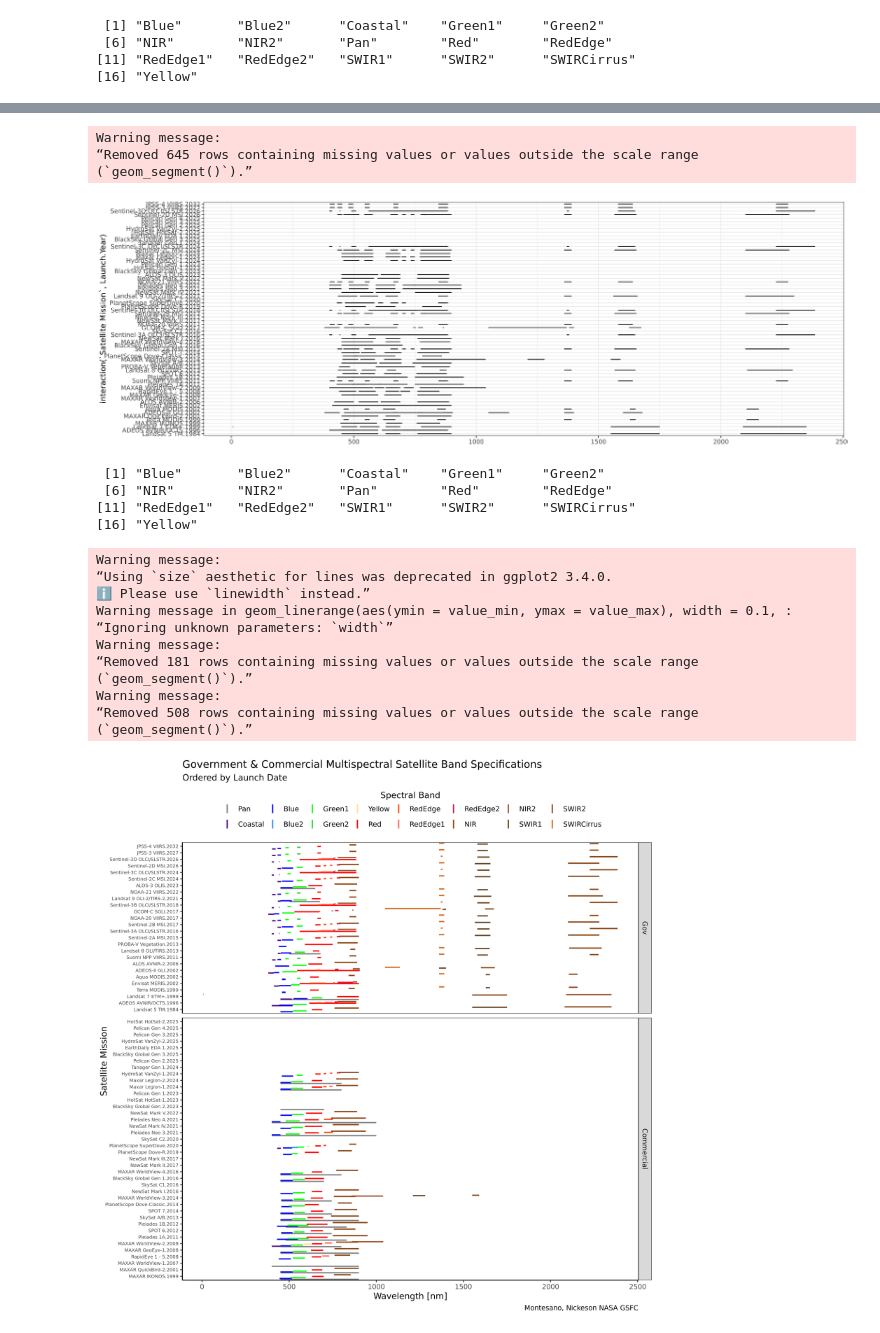
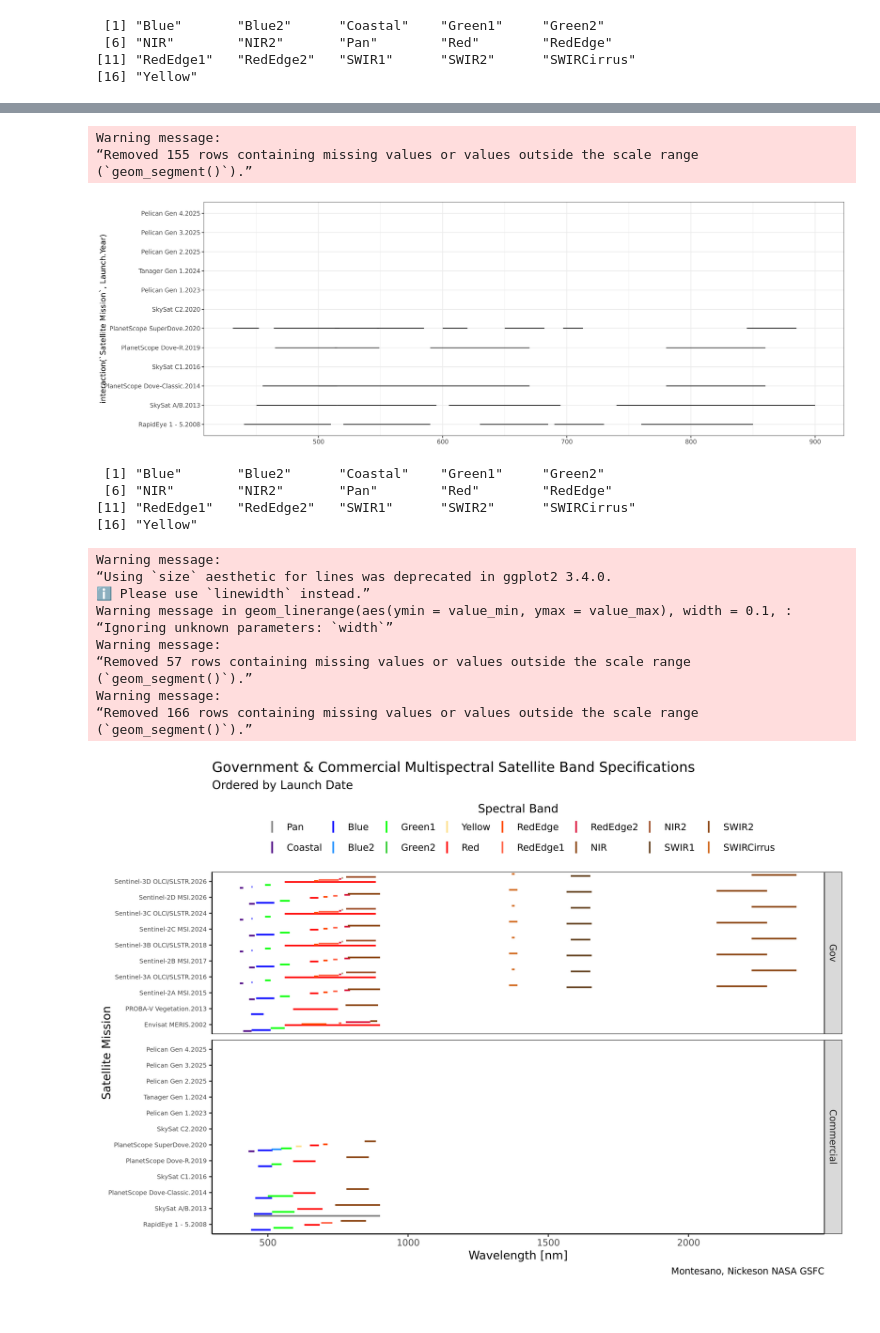
Before and after one commit to pahbs/csda_summaries, a Jupyter notebook: notebooks/csda_specs_multispec_smry.ipynb, the cells around one changed output, grey strips where cells are left out. Saved outputs shown, nothing was run; the diff lists cells and outputs as text; code cells hidden in the pictures.

```diff
--- a/notebooks/csda_specs_multispec_smry.ipynb
+++ b/notebooks/csda_specs_multispec_smry.ipynb
@@ -723,15 +755,15 @@ levels(df_m_final_clean$band)
 # %%
 options(repr.plot.width =15, repr.plot.height = 5, repr.plot.res = 300)
 
-ggplot(df_m_final_clean %>% filter(band != 'Pan')) +
+ggplot(df_m_final_clean %>% filter(band != 'Pan') %>% filter(Affiliation == 'Planet Labs')) +
     geom_linerange(aes(xmin=value_min, xmax=value_max, y=interaction(`Satellite Mission`,Launch.Year), group=`Affiliation`)) +
     #facet_wrap(~Parent.Company, scales='free_y', ncol=1) +
     theme_bw()
 # %% [output]
 Warning message:
-“Removed 645 rows containing missing values or values outside the scale range
+“Removed 155 rows containing missing values or values outside the scale range
 (`geom_segment()`).”
-[figure, old version]
+[figure, new version]
 # %%
 levels(df_m_final_clean$band)
 # %% [output]
@@ -794,11 +826,11 @@ band_colors <- c(
   'SWIRCirrus' = '#D2691E'    # Peru (cirrus detection band)
 )
 # %%
-options(repr.plot.width =10, repr.plot.height = 10, repr.plot.res = 300)
+options(repr.plot.width =10, repr.plot.height = 7, repr.plot.res = 300)
 
 #band_order <- c('Pan','Coastal','Blue','Blue2','Green1','Green2','Yellow','Red','RedEdge','RedEdge1','RedEdge2','NIR','NIR2','SWIR1','SWIR2','SWIRCirrus')
 
-df_tmp = df_m_final_clean %>%
+df_tmp = df_m_final_clean %>% filter(Affiliation == 'Planet Labs' | Affiliation == 'ESA') %>%
       mutate(Launch.Date = as.Date(Launch.Date)) %>%  # Adjust date function as needed
       arrange(Launch.Date) %>%
       mutate(`Satellite Mission` = factor(`Satellite Mission`, levels = unique(`Satellite Mission`))) %>%
@@ -841,36 +873,36 @@ p_spectral = ggplot(df_tmp
     guides(
         color = guide_legend(
           title.position = "top",
           title.hjust = 0.5,
           label.position = "right",
           ncol = 8,  # 2 columns
           nrow = 2,  # 6 rows
           byrow = FALSE,  # Fill by columns
           keywidth = unit(0.6, "cm"),
           keyheight = unit(0.5, "cm"),
           label.theme = element_text(size = 9),
           override.aes = list(
             shape = 1,
             size = 2.5,
             stroke = 0.4
           )
         )
         ) +
 facet_grid(Sector ~ ., scales = "free", space = "free")
 p_spectral
 # %% [output]
 Warning message:
 “Using `size` aesthetic for lines was deprecated in ggplot2 3.4.0.
 ℹ Please use `linewidth` instead.”
 Warning message in geom_linerange(aes(ymin = value_min, ymax = value_max), width = 0.1, :
 “Ignoring unknown parameters: `width`”
 Warning message:
-“Removed 181 rows containing missing values or values outside the scale range
+“Removed 57 rows containing missing values or values outside the scale range
 (`geom_segment()`).”
 Warning message:
-“Removed 508 rows containing missing values or values outside the scale range
+“Removed 166 rows containing missing values or values outside the scale range
 (`geom_segment()`).”
-[figure, old version]
+[figure, new version]
 # %%
 ggsave(filename = '/projects/my-private-bucket/databank/csda/vhr_spectral_bands.png',plot = p_spectral, width = 10, height = 9, dpi=300 )
 # %% [output]
```
Also changed, not shown: parts of 15 cells of this notebook, 1 other file.
